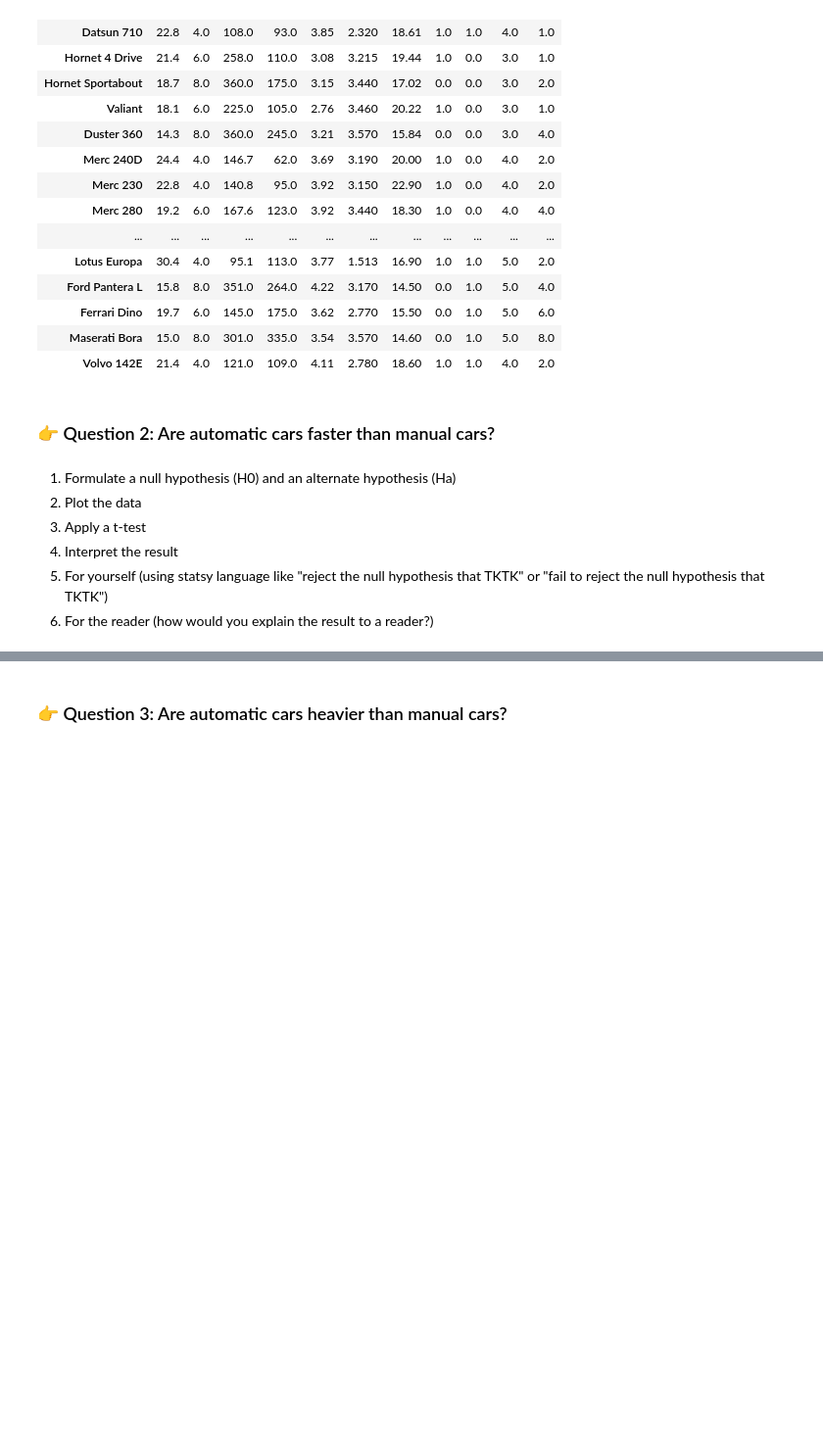
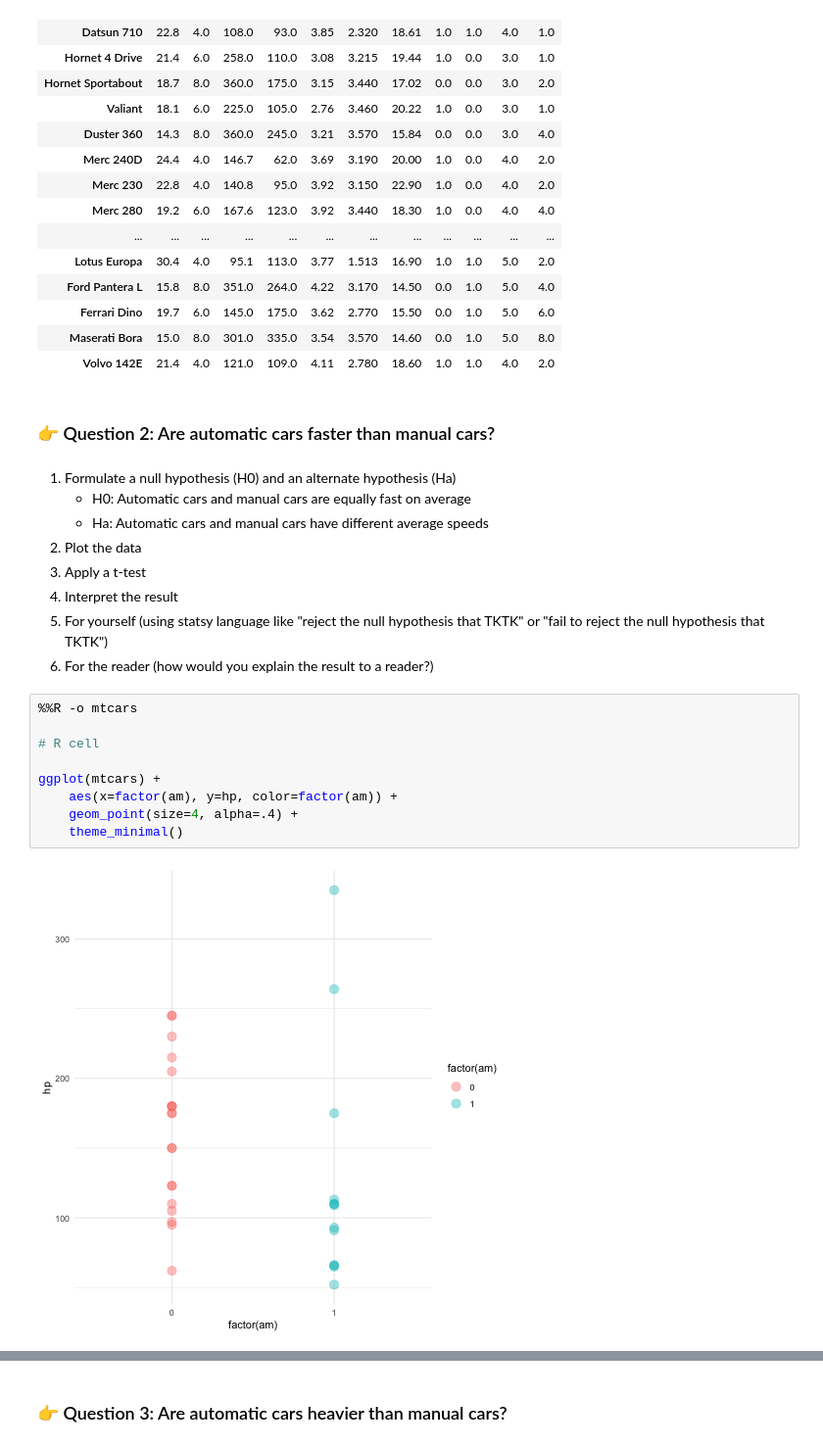
Before and after one commit to data4news/hypothesis-1-shp, a Jupyter notebook: notebook-1.ipynb, the cells around one changed output, grey strips where cells are left out. Shown at 98% size. Cells and saved outputs as stored; diff of their text form; blank space fills up the shorter version.

```diff
--- a/notebook-1.ipynb
+++ b/notebook-1.ipynb
@@ -77,8 +113,21 @@ mtcars
 # %% [markdown]
 
 1. Formulate a null hypothesis (H0) and an alternate hypothesis (Ha)
+    - H0: Automatic cars and manual cars are equally fast on average
+    - Ha: Automatic cars and manual cars have different average speeds
 2. Plot the data
 3. Apply a t-test
 4. Interpret the result
 5. For yourself (using statsy language like "reject the null hypothesis that TKTK" or "fail to reject the null hypothesis that TKTK")
 6. For the reader (how would you explain the result to a reader?)
+# %%
+%%R -o mtcars
+
+# R cell
+
+ggplot(mtcars) +
+    aes(x=factor(am), y=hp, color=factor(am)) +
+    geom_point(size=4, alpha=.4) +
+    theme_minimal()
+# %% [output]
+[figure, added]
```
Also changed, not shown: parts of 12 cells of this notebook.
